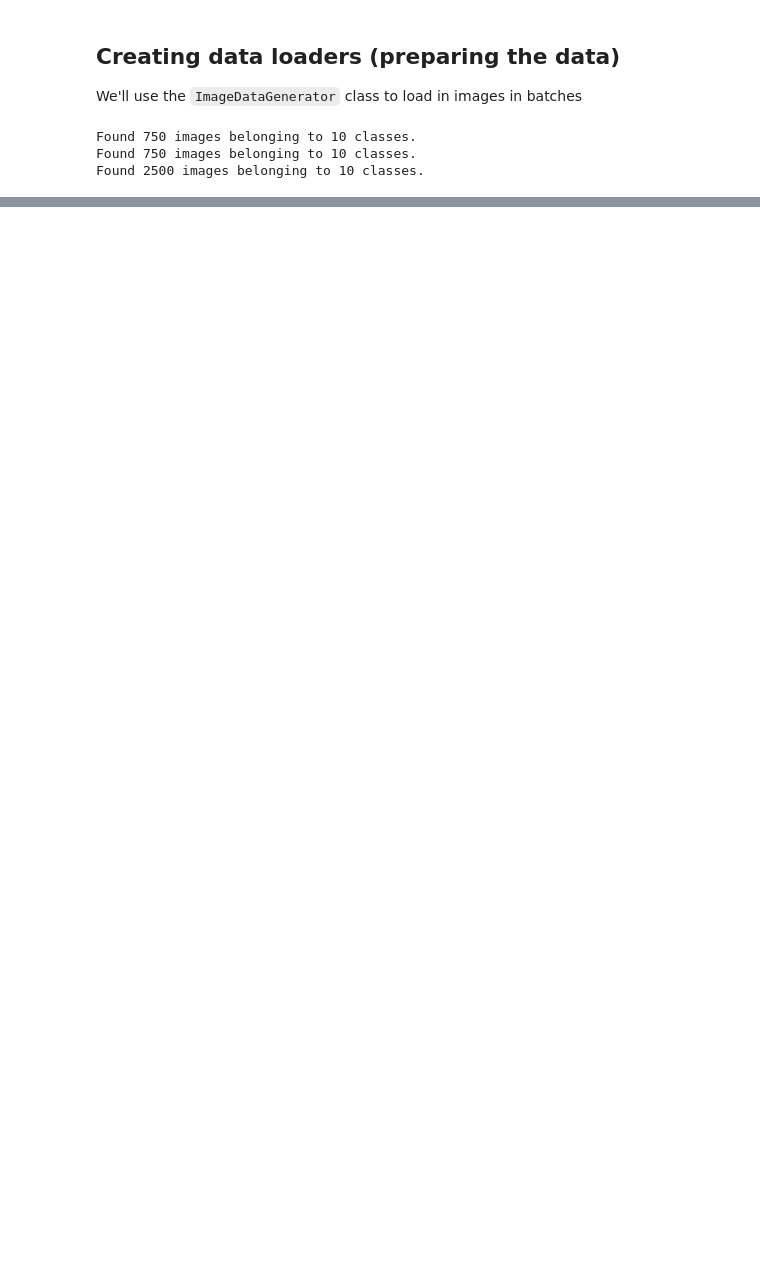
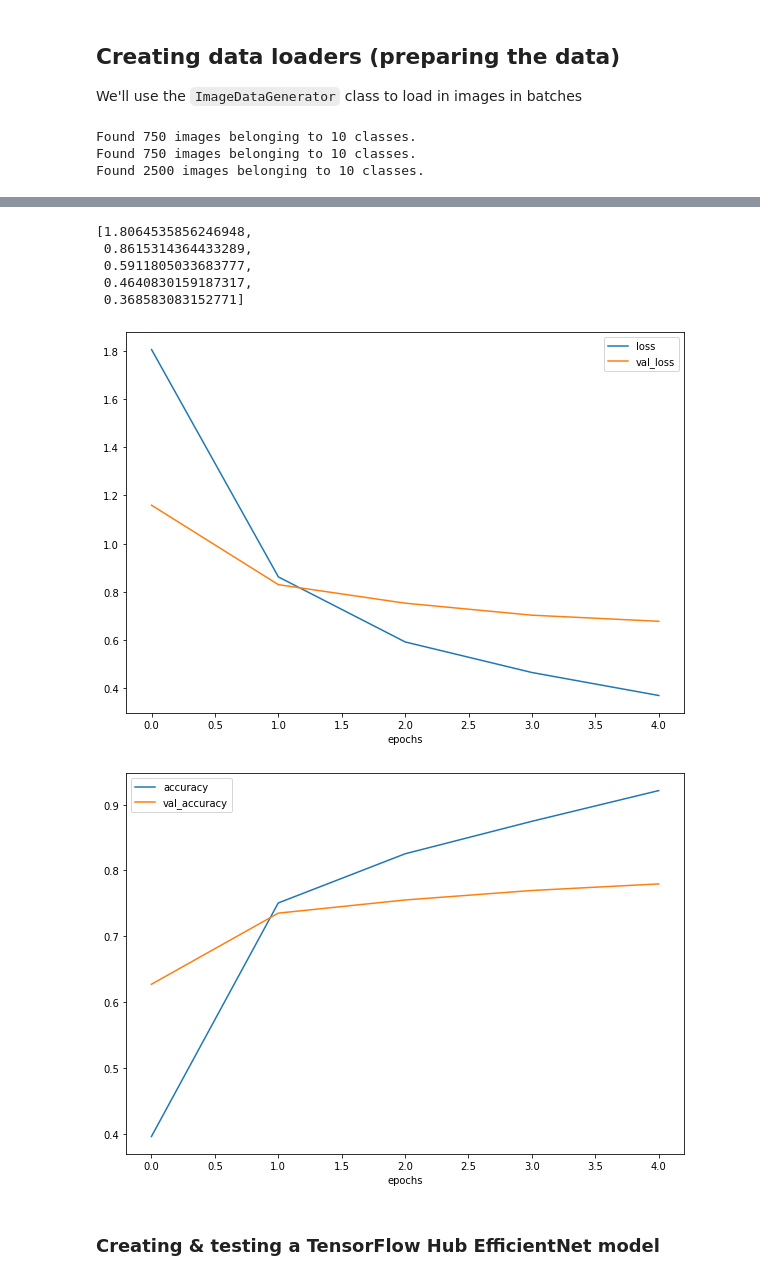
Before and after one commit to sanghvian/ml-with-tensorflow, a Jupyter notebook: transfer_learning_tf_feature_extraction_video.ipynb, the cells around one changed output, grey strips where cells are left out. Saved outputs shown, nothing was run; the diff lists cells and outputs as text; code cells hidden in the pictures; blank space fills up the shorter version.

```diff
--- a/transfer_learning_tf_feature_extraction_video.ipynb
+++ b/transfer_learning_tf_feature_extraction_video.ipynb
@@ -154,0 +225,2 @@ train_data[7]
+# %%
+resnet_model = create_model(resnet_url, train_data.num_classes)
@@ -154,0 +252,9 @@ train_data[7]
+# %%
+resnet_history = resnet_model.fit(
+    train_data,
+    epochs=5,
+    callbacks=[create_tensorboard_callback("board","resnet50V2")],
+    steps_per_epoch=len(train_data),
+    validation_data = test_data,
+    validation_steps = len(test_data)
+)
@@ -154,0 +273,9 @@ train_data[7]
+# %%
+loss = resnet_history.history["loss"]
+loss
+# %% [output]
+[1.8064535856246948,
+ 0.8615314364433289,
+ 0.5911805033683777,
+ 0.4640830159187317,
+ 0.368583083152771]
@@ -154,0 +284,34 @@ train_data[7]
+# %%
+def plot_learning_curves(history):
+    """
+    Takes in the history of a trained model & plots its learning curves
+
+    """
+
+    loss = history.history["loss"]
+    val_loss=history.history["val_loss"]
+    accuracy=history.history["accuracy"]
+    val_accuracy=history.history["val_accuracy"]
+    epochs = range(len(history.history["loss"]))
+
+    # Plot the loss curve
+    plt.figure(figsize=(10,7))
+    plt.plot(epochs, loss, label="loss")
+    plt.plot(epochs, val_loss, label="val_loss")
+    plt.xlabel("epochs")
+    plt.legend()
+
+
+    # Plot the accuracy curve
+    plt.figure(figsize=(10,7))
+    plt.plot(epochs, accuracy, label="accuracy")
+    plt.plot(epochs, val_accuracy, label="val_accuracy")
+    plt.xlabel("epochs")
+    plt.legend()
+# %%
+plot_learning_curves(resnet_history)
+# %% [output]
+[figure, added]
+[figure, added]
+# %% [markdown]
+### Creating & testing a TensorFlow Hub EfficientNet model
```
Also changed, not shown: parts of 32 cells of this notebook.
